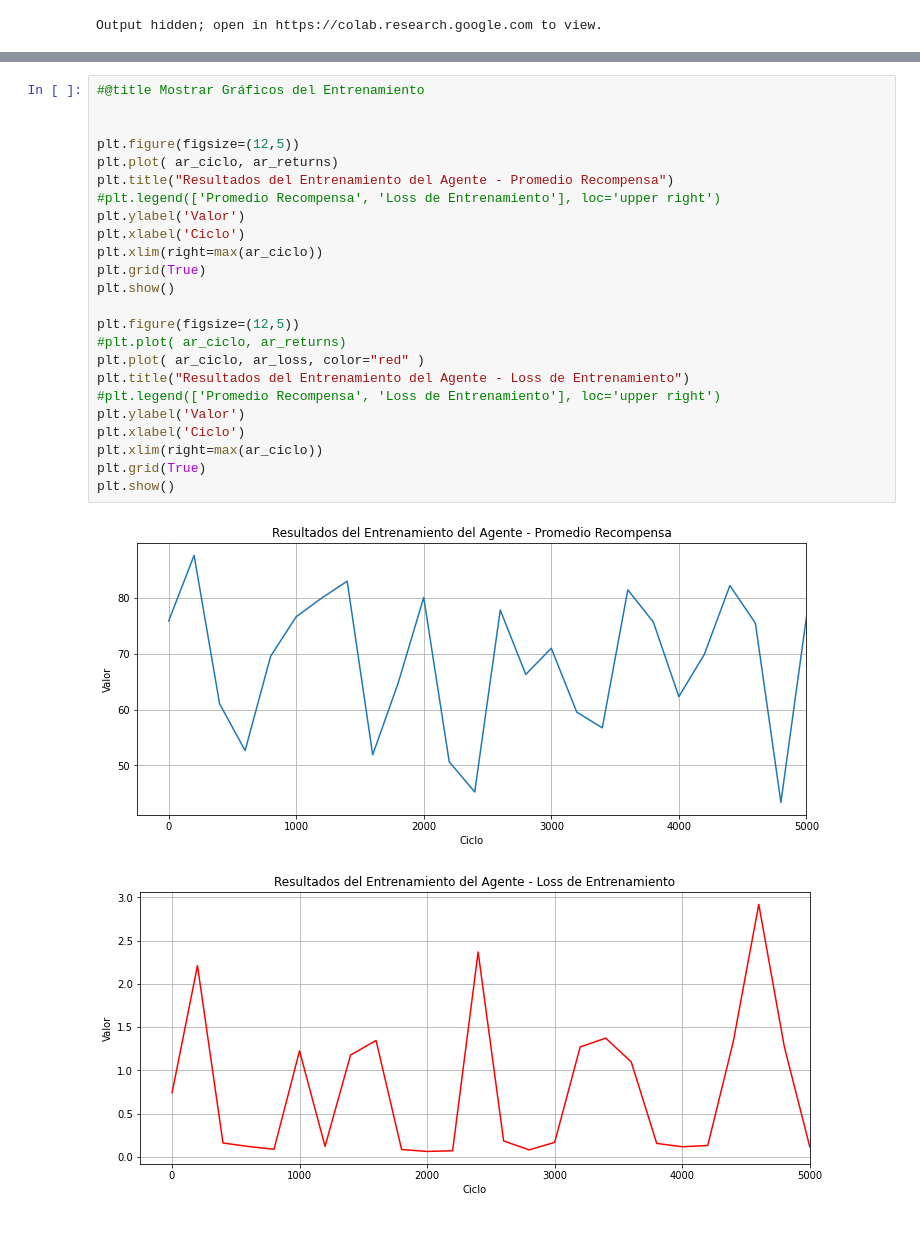
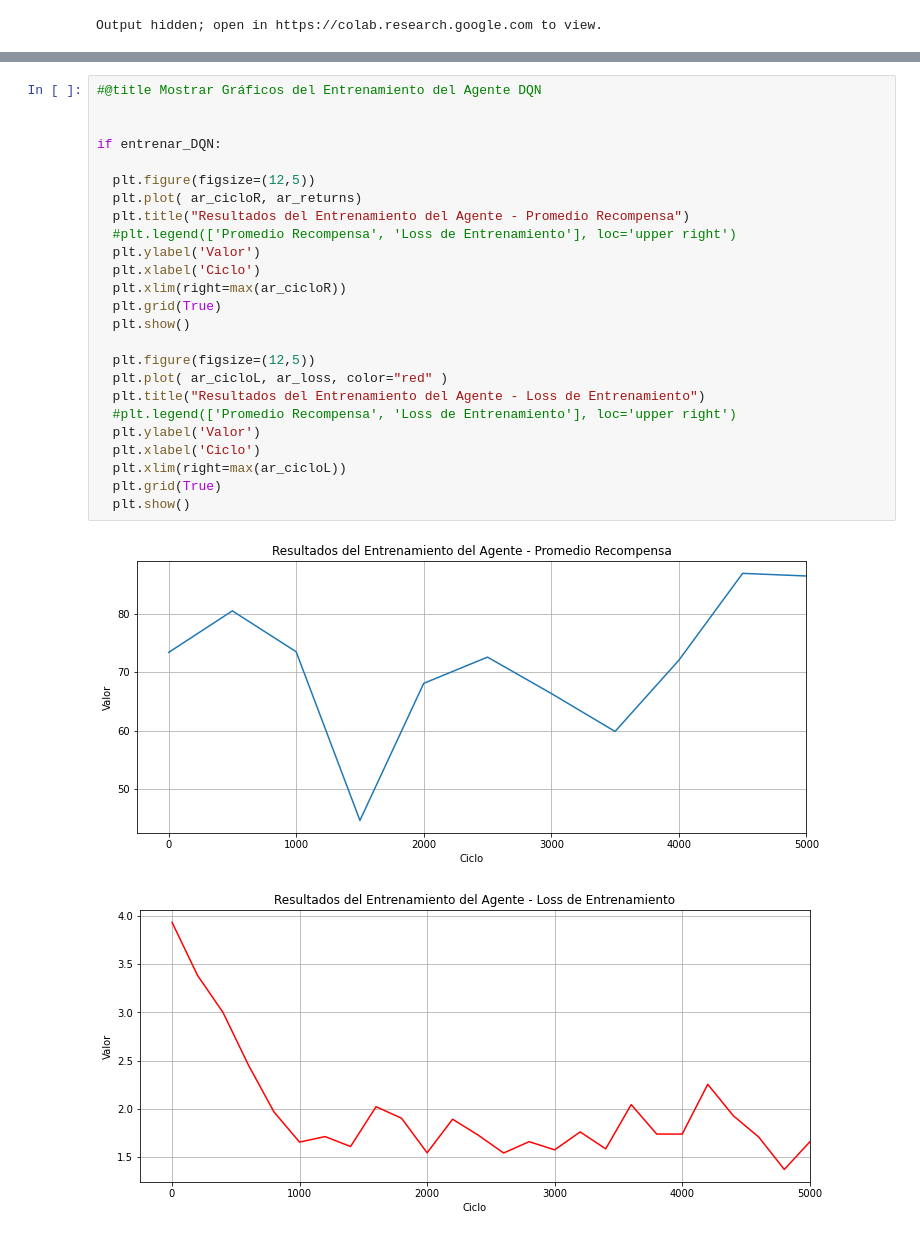
Before and after one commit to PGP-MachineLearning/demoRL, a Jupyter notebook: DQN - Random Pos Problem.ipynb, the cells around one changed output, grey strips where cells are left out. Saved outputs shown, nothing was run; the diff lists cells and outputs as text.

```diff
--- a/DQN - Random Pos Problem.ipynb
+++ b/DQN - Random Pos Problem.ipynb
@@ -1102,29 +1090,30 @@ step = 5000: Promedio Recompensa = 76.6
 
 ** Entrenamiento Finalizado **
 # %%
-#@title Mostrar Gráficos del Entrenamiento
+#@title Mostrar Gráficos del Entrenamiento del Agente DQN
 
 
-plt.figure(figsize=(12,5))
-plt.plot( ar_ciclo, ar_returns)
-plt.title("Resultados del Entrenamiento del Agente - Promedio Recompensa")
-#plt.legend(['Promedio Recompensa', 'Loss de Entrenamiento'], loc='upper right')
-plt.ylabel('Valor')
-plt.xlabel('Ciclo')
-plt.xlim(right=max(ar_ciclo))
-plt.grid(True)
-plt.show()
+if entrenar_DQN:
 
-plt.figure(figsize=(12,5))
-#plt.plot( ar_ciclo, ar_returns)
-plt.plot( ar_ciclo, ar_loss, color="red" )
-plt.title("Resultados del Entrenamiento del Agente - Loss de Entrenamiento")
-#plt.legend(['Promedio Recompensa', 'Loss de Entrenamiento'], loc='upper right')
-plt.ylabel('Valor')
-plt.xlabel('Ciclo')
-plt.xlim(right=max(ar_ciclo))
-plt.grid(True)
-plt.show()
+  plt.figure(figsize=(12,5))
+  plt.plot( ar_cicloR, ar_returns)
+  plt.title("Resultados del Entrenamiento del Agente - Promedio Recompensa")
+  #plt.legend(['Promedio Recompensa', 'Loss de Entrenamiento'], loc='upper right')
+  plt.ylabel('Valor')
+  plt.xlabel('Ciclo')
+  plt.xlim(right=max(ar_cicloR))
+  plt.grid(True)
+  plt.show()
+
+  plt.figure(figsize=(12,5))
+  plt.plot( ar_cicloL, ar_loss, color="red" )
+  plt.title("Resultados del Entrenamiento del Agente - Loss de Entrenamiento")
+  #plt.legend(['Promedio Recompensa', 'Loss de Entrenamiento'], loc='upper right')
+  plt.ylabel('Valor')
+  plt.xlabel('Ciclo')
+  plt.xlim(right=max(ar_cicloL))
+  plt.grid(True)
+  plt.show()
 # %% [output]
-[figure, old version]
+[figure, new version]
-[figure, old version]
+[figure, new version]
```
Also changed, not shown: parts of 19 cells of this notebook, 3 other files.
